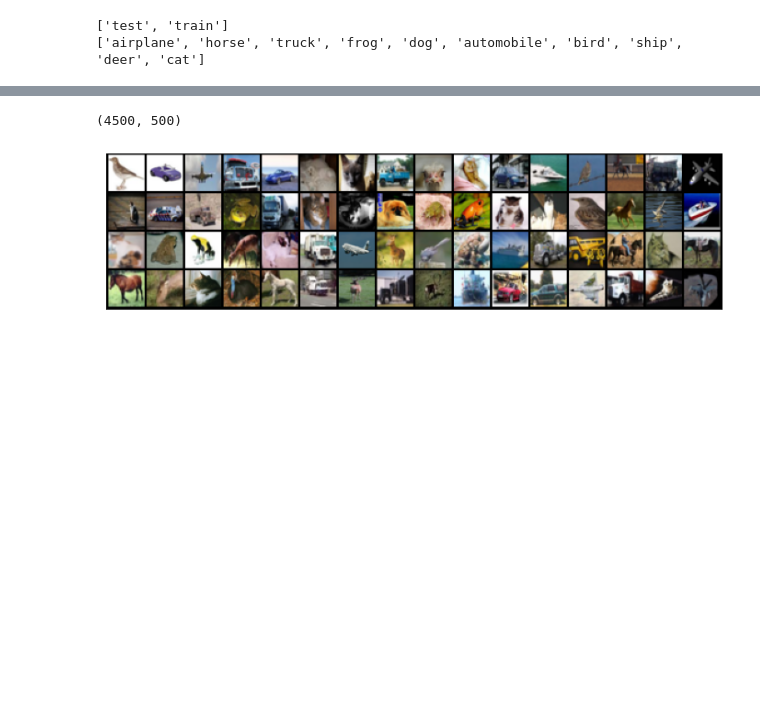
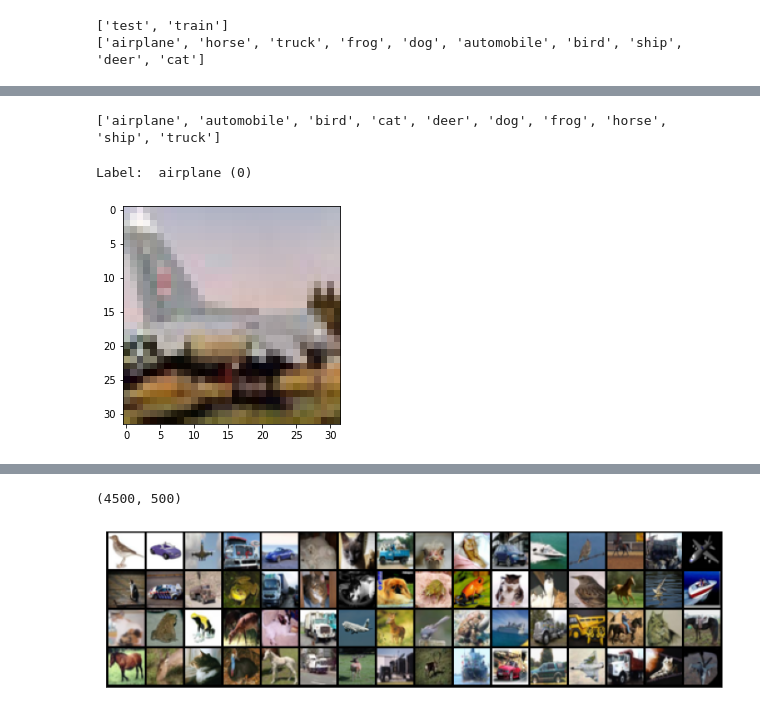
Before and after one commit to AndrewLi19/ML_Assignment, a Jupyter notebook: Assignment5/my_cifar10_CNN.ipynb, the cells around one changed output, grey strips where cells are left out. Drawn from its saved outputs; the diff is of its cells as text; code cells hidden in the pictures; blank space fills up the shorter version.

```diff
--- a/Assignment5/my_cifar10_CNN.ipynb
+++ b/Assignment5/my_cifar10_CNN.ipynb
@@ -43,3 +52,7 @@ dataset = ImageFolder(data_dir+'/train', transform=ToTensor())
+# %%
+print(dataset.classes)
+# %% [output]
+['airplane', 'automobile', 'bird', 'cat', 'deer', 'dog', 'frog', 'horse', 'ship', 'truck']
 # %%
 import matplotlib
 import matplotlib.pyplot as plt
@@ -50,3 +63,8 @@ matplotlib.rcParams['figure.facecolor'] = '#ffffff'
 def show_example(img, label):
     print('Label: ', dataset.classes[label], "("+str(label)+")")
     plt.imshow(img.permute(1, 2, 0))
+# %%
+show_example(*dataset[123])
+# %% [output]
+Label:  airplane (0)
+[figure, added]
```
Also changed, not shown: parts of 10 cells of this notebook.
